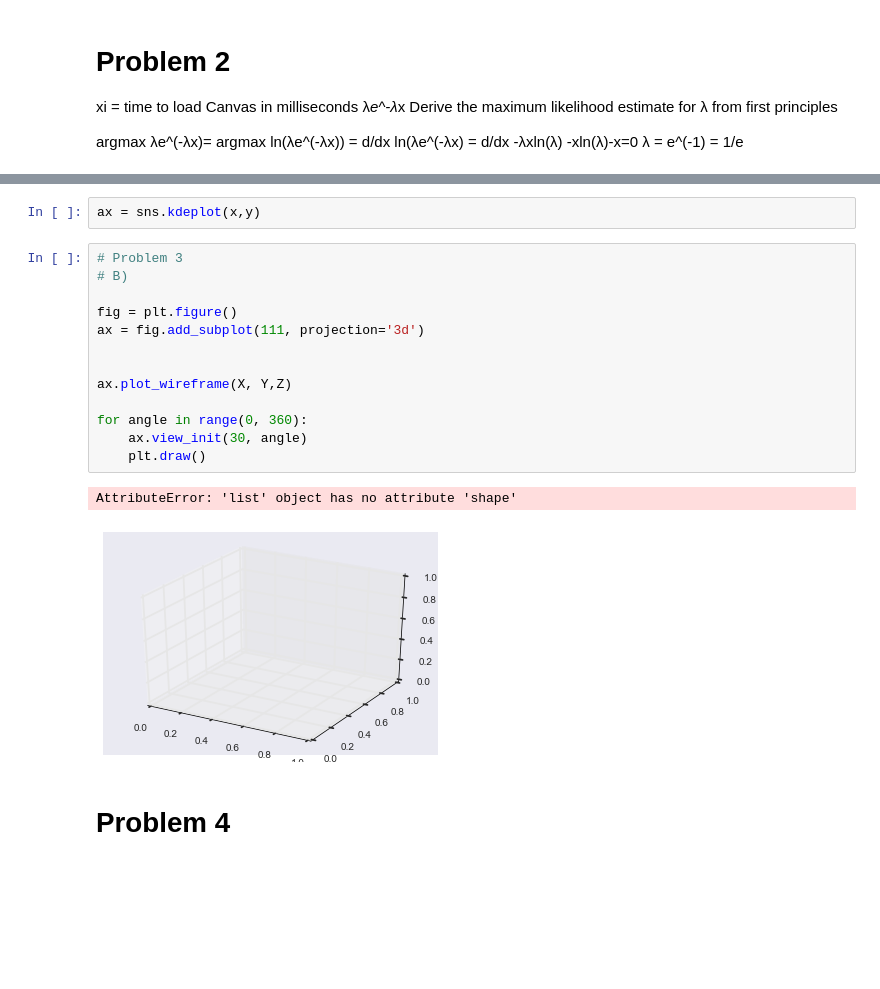
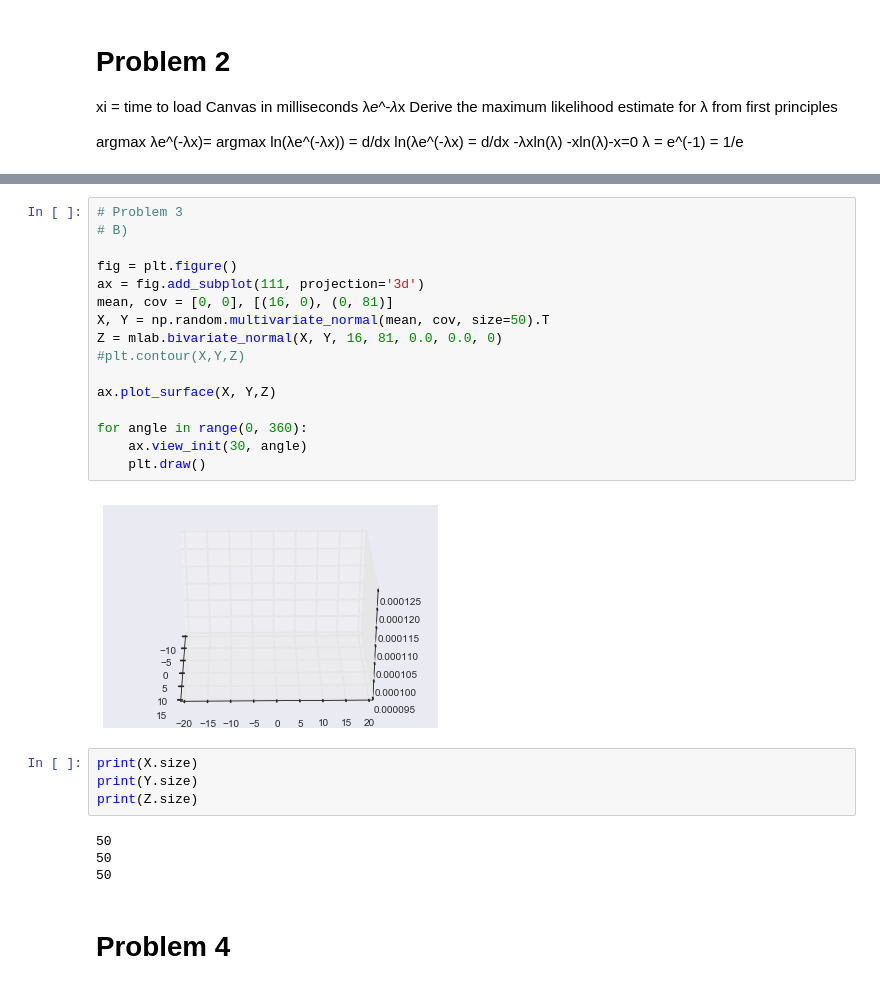
Before and after one commit to mghodges/HW1, a Jupyter notebook: HW1 Solutions.ipynb, the cells around one changed output, grey strips where cells are left out. Cells and saved outputs as stored; diff of their text form; blank space fills up the shorter version.

```diff
--- a/HW1 Solutions.ipynb
+++ b/HW1 Solutions.ipynb
@@ -36,21 +39,29 @@ ax = sns.kdeplot(x)
-# %%
-ax = sns.kdeplot(x,y)
 # %%
 # Problem 3
 # B)
 
 fig = plt.figure()
 ax = fig.add_subplot(111, projection='3d')
+mean, cov = [0, 0], [(16, 0), (0, 81)]
+X, Y = np.random.multivariate_normal(mean, cov, size=50).T
+Z = mlab.bivariate_normal(X, Y, 16, 81, 0.0, 0.0, 0)
+#plt.contour(X,Y,Z)
 
-
-ax.plot_wireframe(X, Y,Z)
+ax.plot_surface(X, Y,Z)
 
 for angle in range(0, 360):
     ax.view_init(30, angle)
     plt.draw()
 # %% [output]
-AttributeError: 'list' object has no attribute 'shape'
-[figure, old version]
+[figure, new version]
+# %%
+print(X.size)
+print(Y.size)
+print(Z.size)
+# %% [output]
+50
+50
+50
 # %% [markdown]
 # Problem 4
 # %%
```
Also changed, not shown: parts of 9 cells of this notebook.
